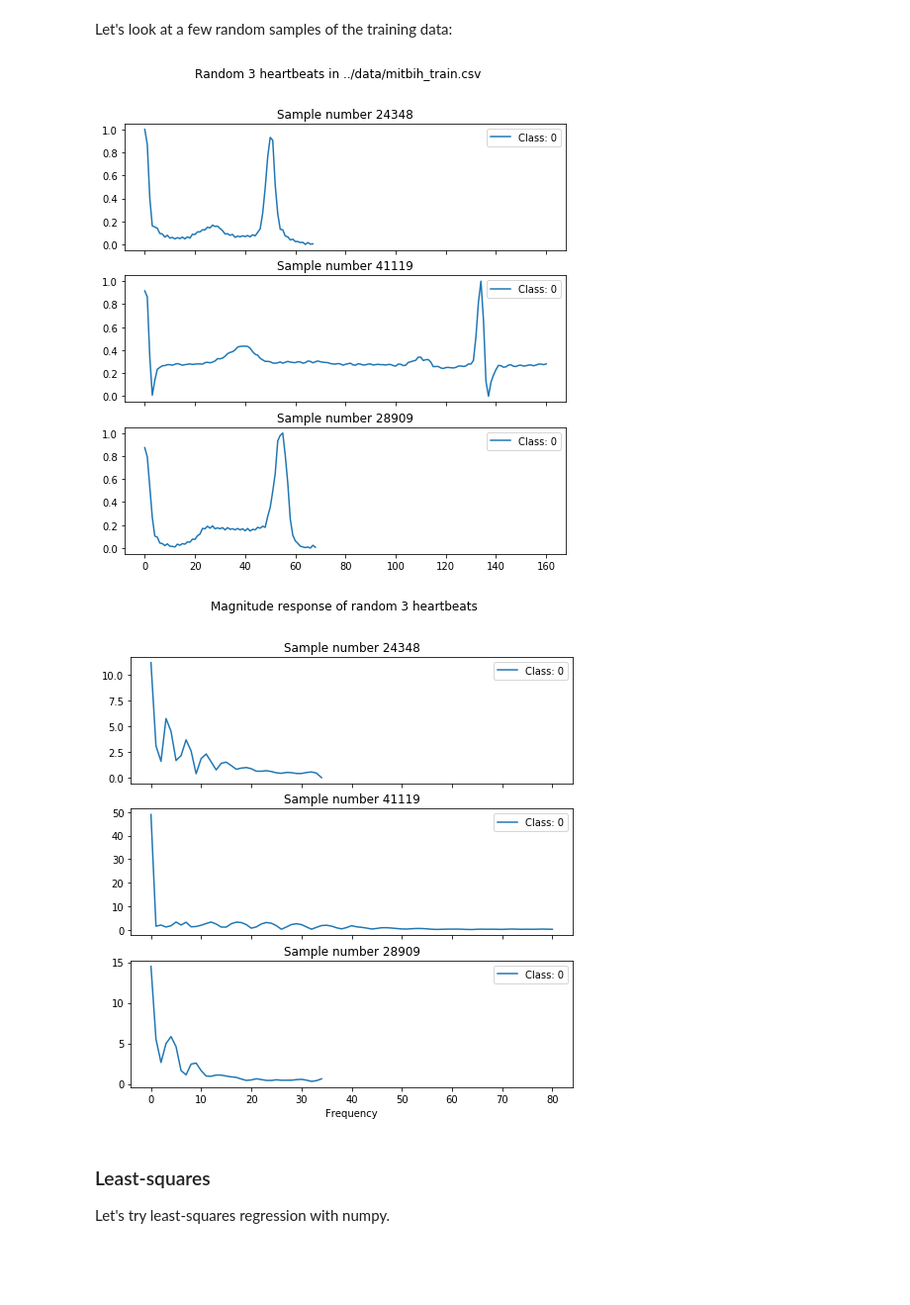
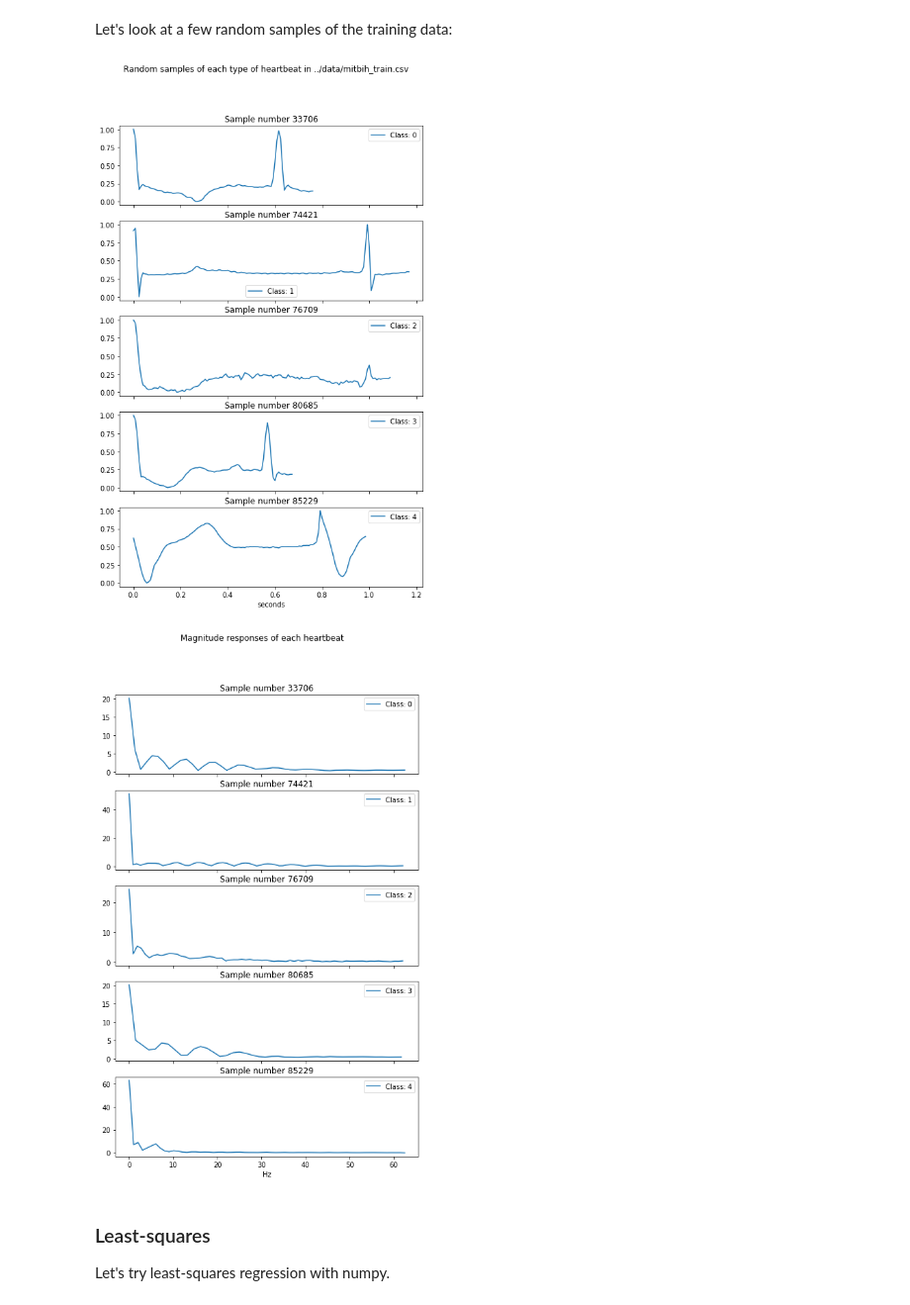
Before and after one commit to jeffminlin/ecglearning, a Jupyter notebook: code/basic_examples.ipynb, the cells around one changed output. Shown: that part at 99% size. Saved outputs shown, nothing was run; the diff lists cells and outputs as text; code cells hidden in the pictures; blank space fills up the shorter version.

```diff
--- a/code/basic_examples.ipynb
+++ b/code/basic_examples.ipynb
@@ -40,10 +42,10 @@ dtype: int64
 # %% [markdown]
 Let's look at a few random samples of the training data:
 # %%
-pltdat.plot_ecg(files[0], 3)
+pltdat.plot_ecg(files[0], 125, 1)
 # %% [output]
-[figure, old version]
+[figure, new version]
-[figure, old version]
+[figure, new version]
 # %% [markdown]
 ### Least-squares
 Let's try least-squares regression with numpy.
```
Also changed, not shown: parts of 9 cells of this notebook, 3 other files.
